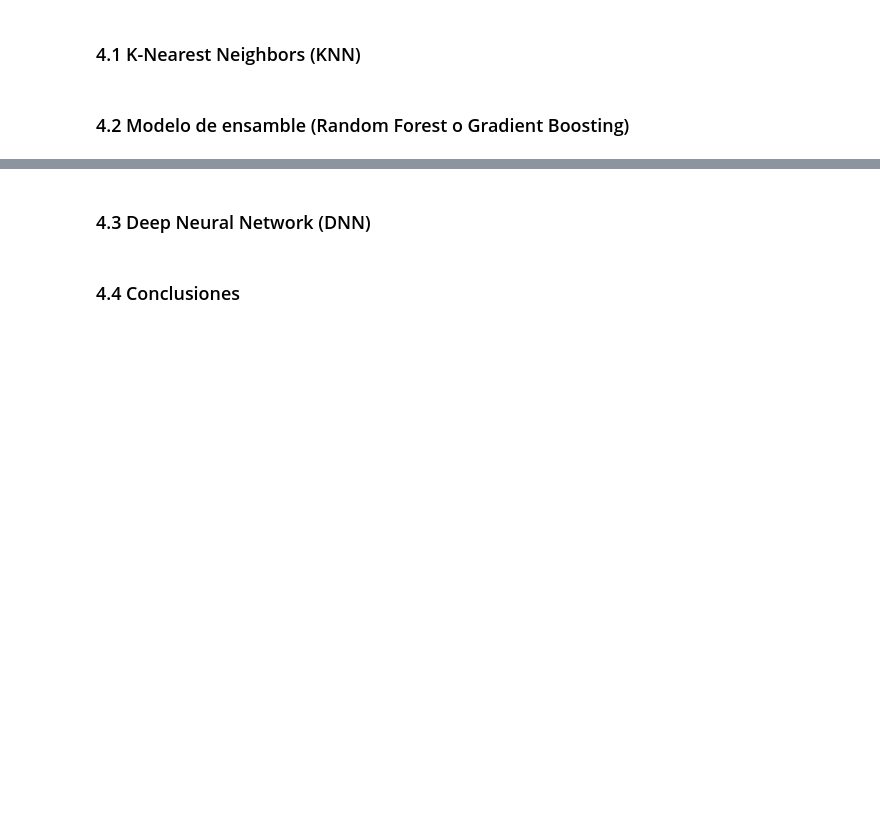
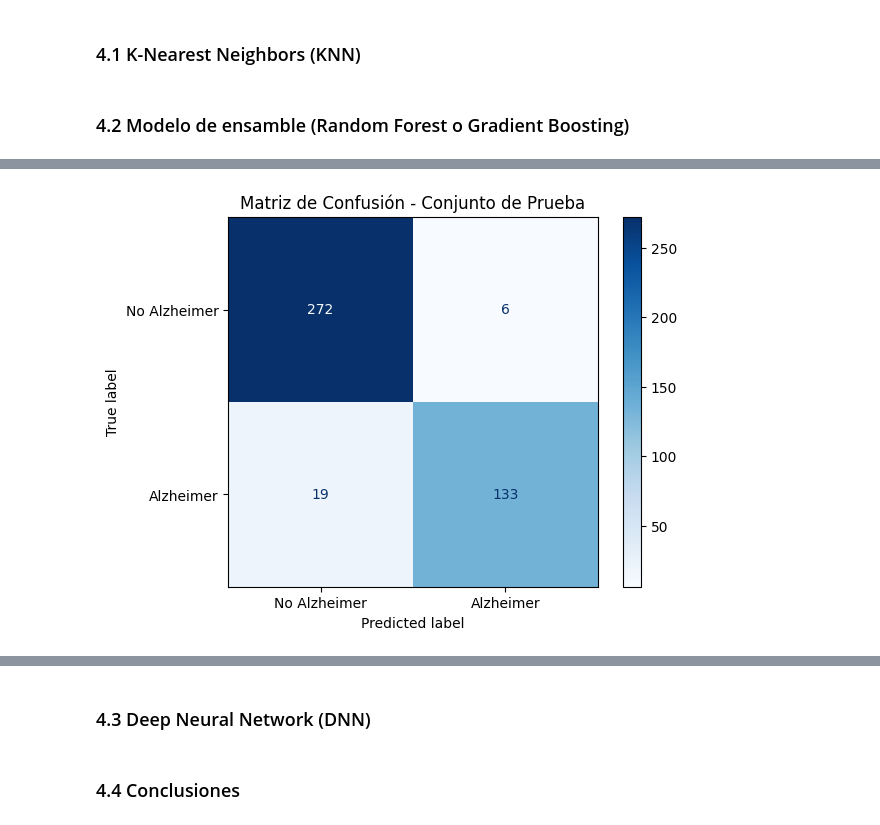
Before and after one commit to Bosnape/Alzheimer-Classification-ML, a Jupyter notebook: alzheimer_ml_analysis.ipynb, the cells around one changed output, grey strips where cells are left out. Cells and saved outputs as stored; diff of their text form; code cells hidden in the pictures; blank space fills up the shorter version.

```diff
--- a/alzheimer_ml_analysis.ipynb
+++ b/alzheimer_ml_analysis.ipynb
@@ -396,0 +506,9 @@ preprocessor = Pipeline(
+# %%
+# Matriz de confusión para el conjunto de prueba
+cm_test = confusion_matrix(y_test, rf.predict(X_test))
+disp_test = ConfusionMatrixDisplay(cm_test, display_labels=['No Alzheimer', 'Alzheimer'])
+disp_test.plot(cmap='Blues')
+plt.title('Matriz de Confusión - Conjunto de Prueba')
+plt.show()
+# %% [output]
+[figure, added]
```
Also changed, not shown: parts of 12 cells of this notebook, 1 other file.
